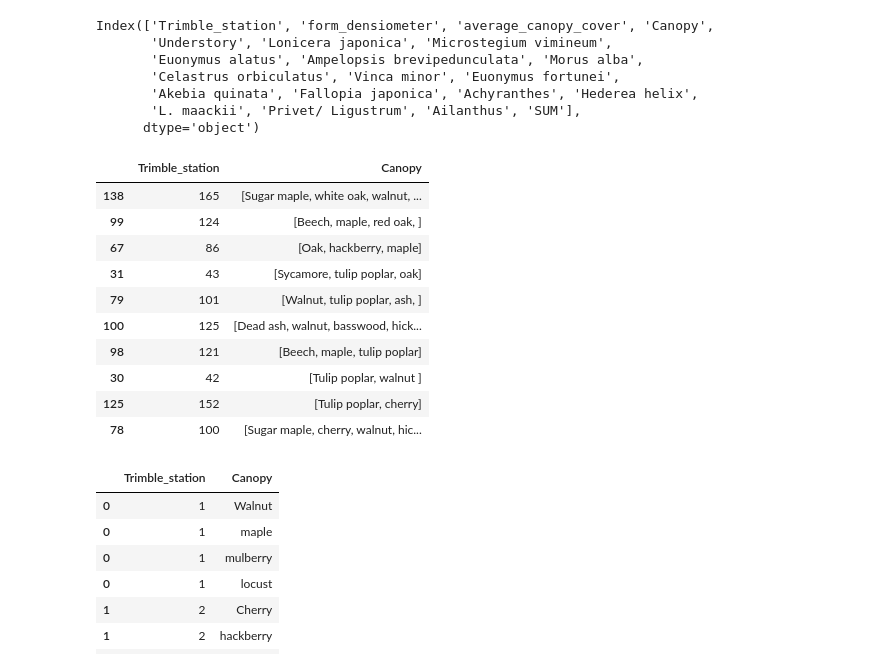
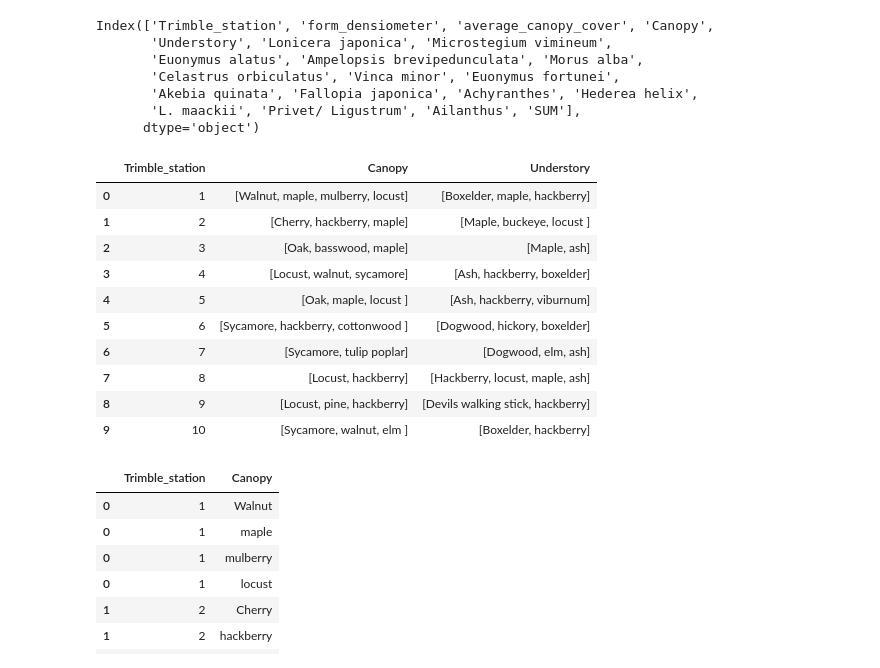
Before and after one commit to Graviton12/CS-430-Group-Project, a Jupyter notebook: cherokee_park_models.ipynb, the cells around one changed output. Saved outputs shown, nothing was run; the diff lists cells and outputs as text; code cells hidden in the pictures.

```diff
--- a/cherokee_park_models.ipynb
+++ b/cherokee_park_models.ipynb
@@ -489,25 +675,25 @@ Index(['Trimble_station', 'form_densiometer', 'average_canopy_cover', 'Canopy',
       dtype='object')
 # %%
 # drop all columns except canopy, understory, and trimble station
-model_data = model_data.drop(columns=['form_densiometer','average_canopy_cover', 'Understory',
+model_data = model_data.drop(columns=['form_densiometer','average_canopy_cover',
        'Lonicera japonica', 'Microstegium vimineum',
        'Euonymus alatus', 'Ampelopsis brevipedunculata', 'Morus alba',
        'Celastrus orbiculatus', 'Vinca minor', 'Euonymus fortunei',
        'Akebia quinata', 'Fallopia japonica', 'Achyranthes', 'Hederea helix',
        'L. maackii', 'Privet/ Ligustrum', 'Ailanthus', 'SUM'])
 # %%
-model_data.sample(10)
+model_data.head(10)
 # %% [output]
-|  | Trimble_station | Canopy |
-| 138 | 165 | [Sugar maple, white oak, walnut, ... |
-| 99 | 124 | [Beech, maple, red oak, ] |
-| 67 | 86 | [Oak, hackberry, maple] |
-| 31 | 43 | [Sycamore, tulip poplar, oak] |
-| 79 | 101 | [Walnut, tulip poplar, ash, ] |
-| 100 | 125 | [Dead ash, walnut, basswood, hick... |
-| 98 | 121 | [Beech, maple, tulip poplar] |
-| 30 | 42 | [Tulip poplar, walnut ] |
-| 125 | 152 | [Tulip poplar, cherry] |
-| 78 | 100 | [Sugar maple, cherry, walnut, hic... |
+|  | Trimble_station | Canopy | Understory |
+| 0 | 1 | [Walnut, maple, mulberry, locust] | [Boxelder, maple, hackberry] |
+| 1 | 2 | [Cherry, hackberry, maple] | [Maple, buckeye, locust ] |
+| 2 | 3 | [Oak, basswood, maple] | [Maple, ash] |
+| 3 | 4 | [Locust, walnut, sycamore] | [Ash, hackberry, boxelder] |
+| 4 | 5 | [Oak, maple, locust ] | [Ash, hackberry, viburnum] |
+| 5 | 6 | [Sycamore, hackberry, cottonwood ] | [Dogwood, hickory, boxelder] |
+| 6 | 7 | [Sycamore, tulip poplar] | [Dogwood, elm, ash] |
+| 7 | 8 | [Locust, hackberry] | [Hackberry, locust, maple, ash] |
+| 8 | 9 | [Locust, pine, hackberry] | [Devils walking stick, hackberry] |
+| 9 | 10 | [Sycamore, walnut, elm ] | [Boxelder, hackberry] |
 # %%
 # Explode the 'canopy' column so each item in the list becomes its own row
```
Also changed, not shown: parts of 62 cells of this notebook.
